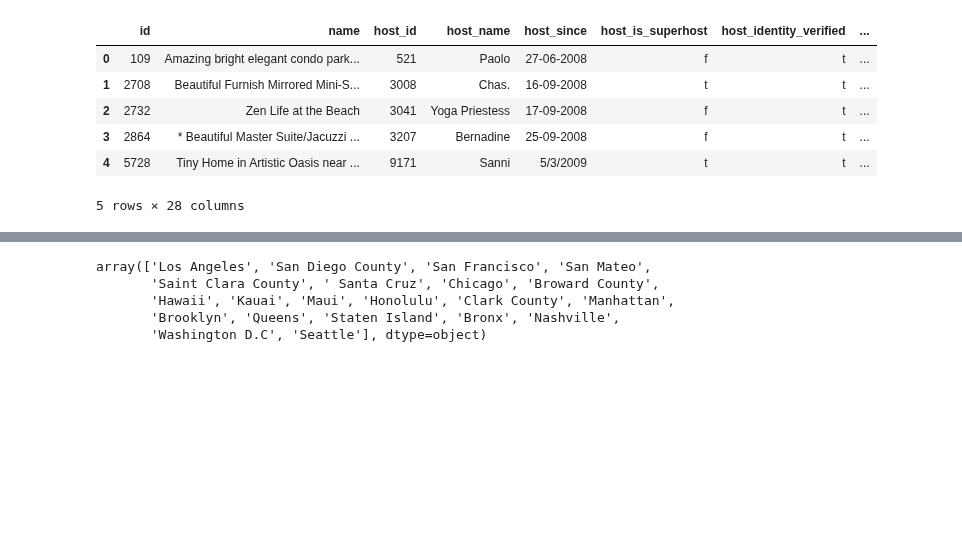
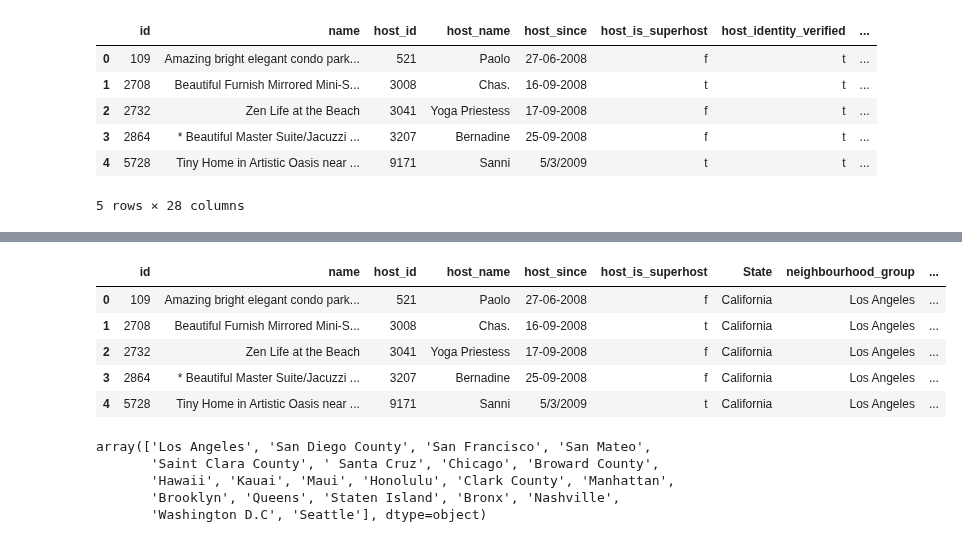
Before and after one commit to hmk81996/data_class_project_1, a Jupyter notebook: airbnb_hannah_cost_exploration.ipynb, the cells around one changed output, grey strips where cells are left out. Cells and saved outputs as stored; diff of their text form; code cells hidden in the pictures; blank space fills up the shorter version.

```diff
--- a/airbnb_hannah_cost_exploration.ipynb
+++ b/airbnb_hannah_cost_exploration.ipynb
@@ -40,3 +79,16 @@ Index(['id', 'name', 'host_id', 'host_name', 'host_since', 'host_is_superhost',
       dtype='object')
+# %%
+# remove unnecessary columns
+clean_airbnb_df = airbnb_df.drop(columns=['host_identity_verified', 'instant_bookable', 'accommodates',
+       'amenities', 'latitude', 'longitude','room_type', 'bathrooms', 'bedrooms', 'beds', 'minimum_nights', 'maximum_nights',
+       'number_of_reviews', 'last_review', 'reviews_per_month','availability_365'])
+clean_airbnb_df.head(5)
+# %% [output]
+|  | id | name | host_id | host_name | host_since | host_is_superhost | State | neighbourhood_group | ... |
+| 0 | 109 | Amazing bright elegant condo park... | 521 | Paolo | 27-06-2008 | f | California | Los Angeles | ... |
+| 1 | 2708 | Beautiful Furnish Mirrored Mini-S... | 3008 | Chas. | 16-09-2008 | t | California | Los Angeles | ... |
+| 2 | 2732 | Zen Life at the Beach | 3041 | Yoga Priestess | 17-09-2008 | f | California | Los Angeles | ... |
+| 3 | 2864 | * Beautiful Master Suite/Jacuzzi ... | 3207 | Bernadine | 25-09-2008 | f | California | Los Angeles | ... |
+| 4 | 5728 | Tiny Home in Artistic Oasis near ... | 9171 | Sanni | 5/3/2009 | t | California | Los Angeles | ... |
 # %%
 # cities that are represented in the data
```
Also changed, not shown: parts of 19 cells of this notebook, 1 other file.
